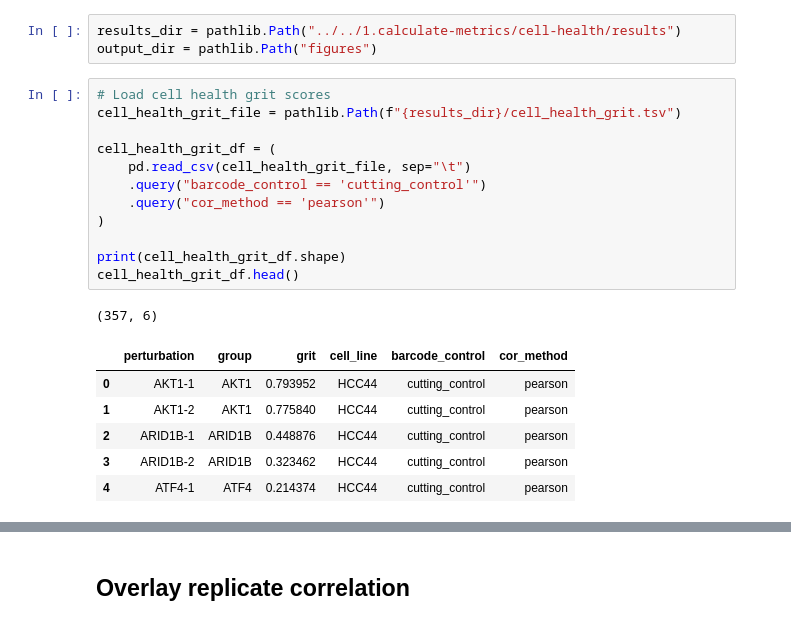
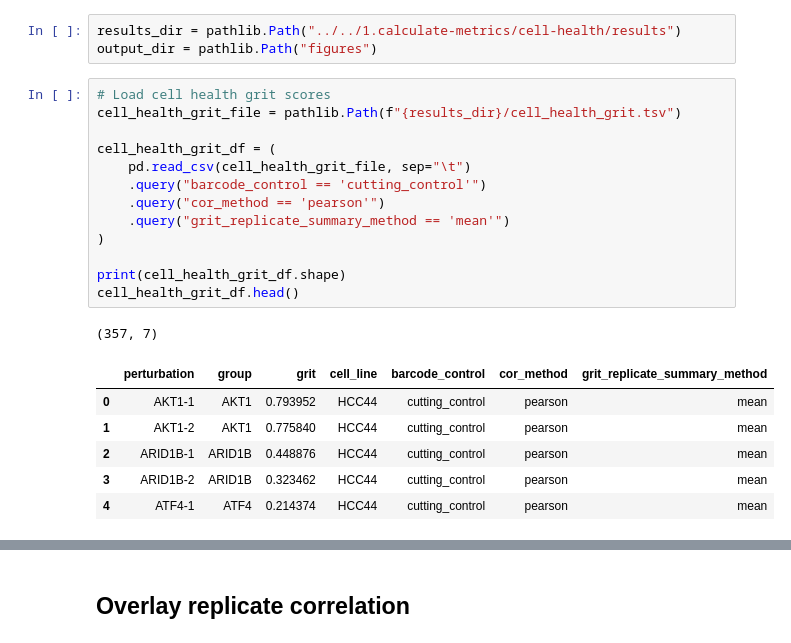
Before and after one commit to broadinstitute/grit-benchmark, a Jupyter notebook: 2.compare-metrics/cell-health/1.compare-mpvalue.ipynb, the cells around one changed output, grey strips where cells are left out. Saved outputs shown, nothing was run; the diff lists cells and outputs as text.

```diff
--- a/2.compare-metrics/cell-health/1.compare-mpvalue.ipynb
+++ b/2.compare-metrics/cell-health/1.compare-mpvalue.ipynb
@@ -15,23 +15,24 @@ output_dir = pathlib.Path("figures")
 # %%
 # Load cell health grit scores
 cell_health_grit_file = pathlib.Path(f"{results_dir}/cell_health_grit.tsv")
 
 cell_health_grit_df = (
     pd.read_csv(cell_health_grit_file, sep="\t")
     .query("barcode_control == 'cutting_control'")
     .query("cor_method == 'pearson'")
+    .query("grit_replicate_summary_method == 'mean'")
 )
 
 print(cell_health_grit_df.shape)
 cell_health_grit_df.head()
 # %% [output]
-(357, 6)
+(357, 7)
-|  | perturbation | group | grit | cell_line | barcode_control | cor_method |
-| 0 | AKT1-1 | AKT1 | 0.793952 | HCC44 | cutting_control | pearson |
-| 1 | AKT1-2 | AKT1 | 0.775840 | HCC44 | cutting_control | pearson |
-| 2 | ARID1B-1 | ARID1B | 0.448876 | HCC44 | cutting_control | pearson |
-| 3 | ARID1B-2 | ARID1B | 0.323462 | HCC44 | cutting_control | pearson |
-| 4 | ATF4-1 | ATF4 | 0.214374 | HCC44 | cutting_control | pearson |
+|  | perturbation | group | grit | cell_line | barcode_control | cor_method | grit_replicate_summary_method |
+| 0 | AKT1-1 | AKT1 | 0.793952 | HCC44 | cutting_control | pearson | mean |
+| 1 | AKT1-2 | AKT1 | 0.775840 | HCC44 | cutting_control | pearson | mean |
+| 2 | ARID1B-1 | ARID1B | 0.448876 | HCC44 | cutting_control | pearson | mean |
+| 3 | ARID1B-2 | ARID1B | 0.323462 | HCC44 | cutting_control | pearson | mean |
+| 4 | ATF4-1 | ATF4 | 0.214374 | HCC44 | cutting_control | pearson | mean |
 # %%
 # Load mp value grit scores
 cell_health_mpvalue_file = pathlib.Path(f"{results_dir}/cell_health_mpvalue.tsv")
```
Also changed, not shown: parts of 5 cells of this notebook, 24 other files.
